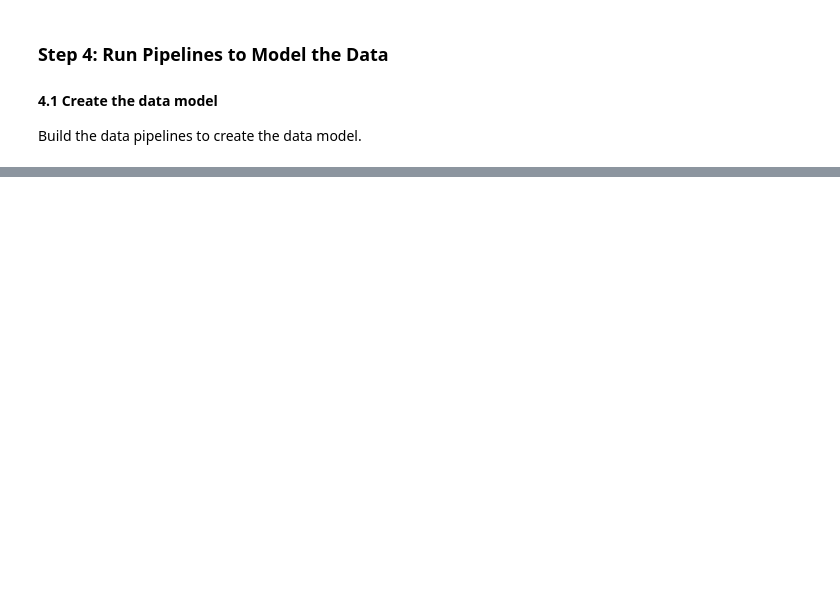
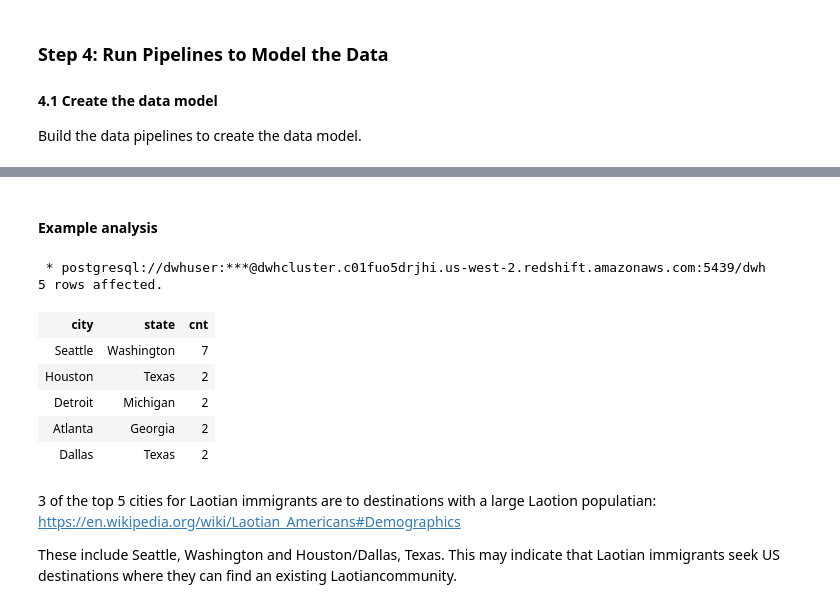
Before and after one commit to rphila/Data-Engineering, a Jupyter notebook: Capstone_Project/Capstone_Project.ipynb, the cells around one changed output, grey strips where cells are left out. Drawn from its saved outputs; the diff is of its cells as text; code cells hidden in the pictures; blank space fills up the shorter version.

```diff
--- a/Capstone_Project/Capstone_Project.ipynb
+++ b/Capstone_Project/Capstone_Project.ipynb
@@ -441,0 +563,23 @@ i94
+# %% [markdown]
+#### Example analysis
+# %%
+# Top city destination for Laotion immigrants in 2016
+
+%%sql SELECT city, state, count(i.*) AS cnt
+FROM i94 i
+LEFT JOIN city_demo c ON i.citydemo_id=c.citydemo_id
+GROUP by city, state
+ORDER BY cnt DESC;
+# %% [output]
+ * postgresql://dwhuser:***@dwhcluster.c01fuo5drjhi.us-west-2.redshift.amazonaws.com:5439/dwh
+5 rows affected.
+| city | state | cnt |
+| Seattle | Washington | 7 |
+| Houston | Texas | 2 |
+| Detroit | Michigan | 2 |
+| Atlanta | Georgia | 2 |
+| Dallas | Texas | 2 |
+# %% [markdown]
+3 of the top 5 cities for Laotian immigrants are to destinations with a large Laotion populatian: https://en.wikipedia.org/wiki/Laotian_Americans#Demographics
+
+These include Seattle, Washington and Houston/Dallas, Texas. This may indicate that Laotian immigrants seek US destinations where they can  find an existing Laotiancommunity.
```
Also changed, not shown: parts of 27 cells of this notebook, 4 other files.
